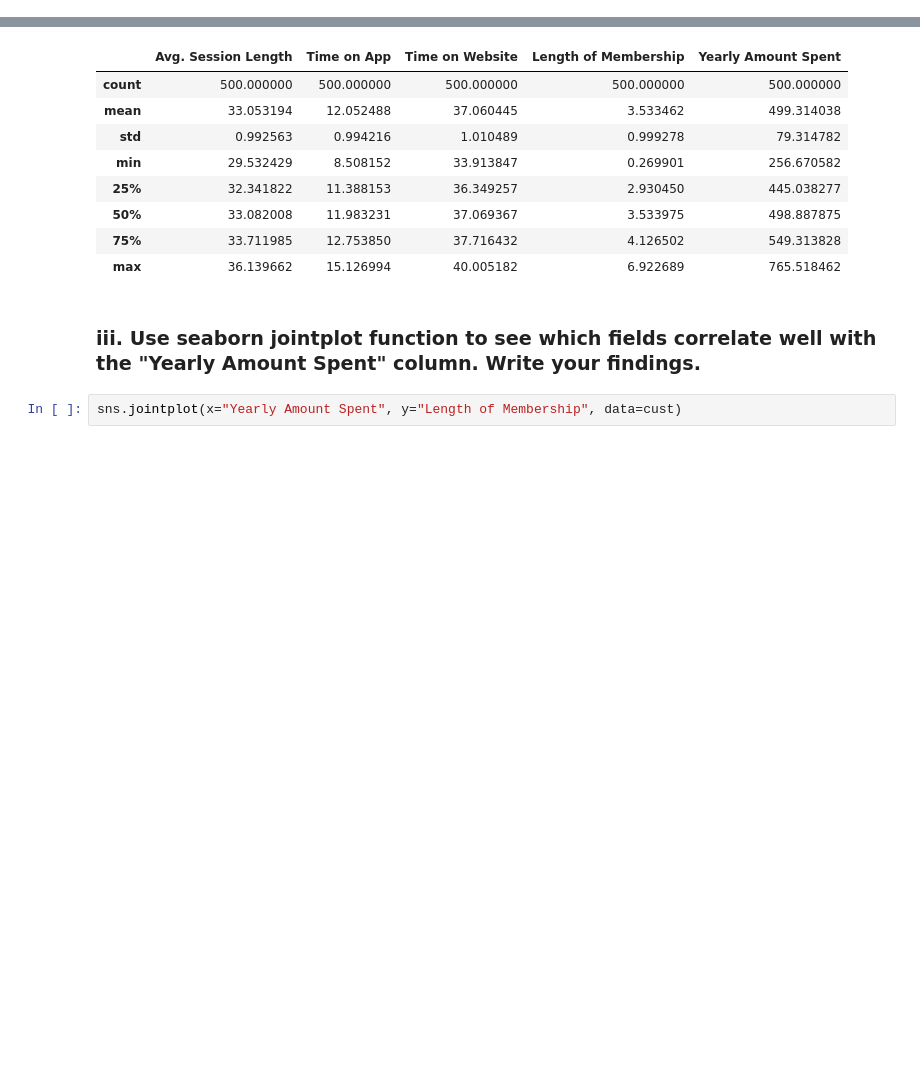
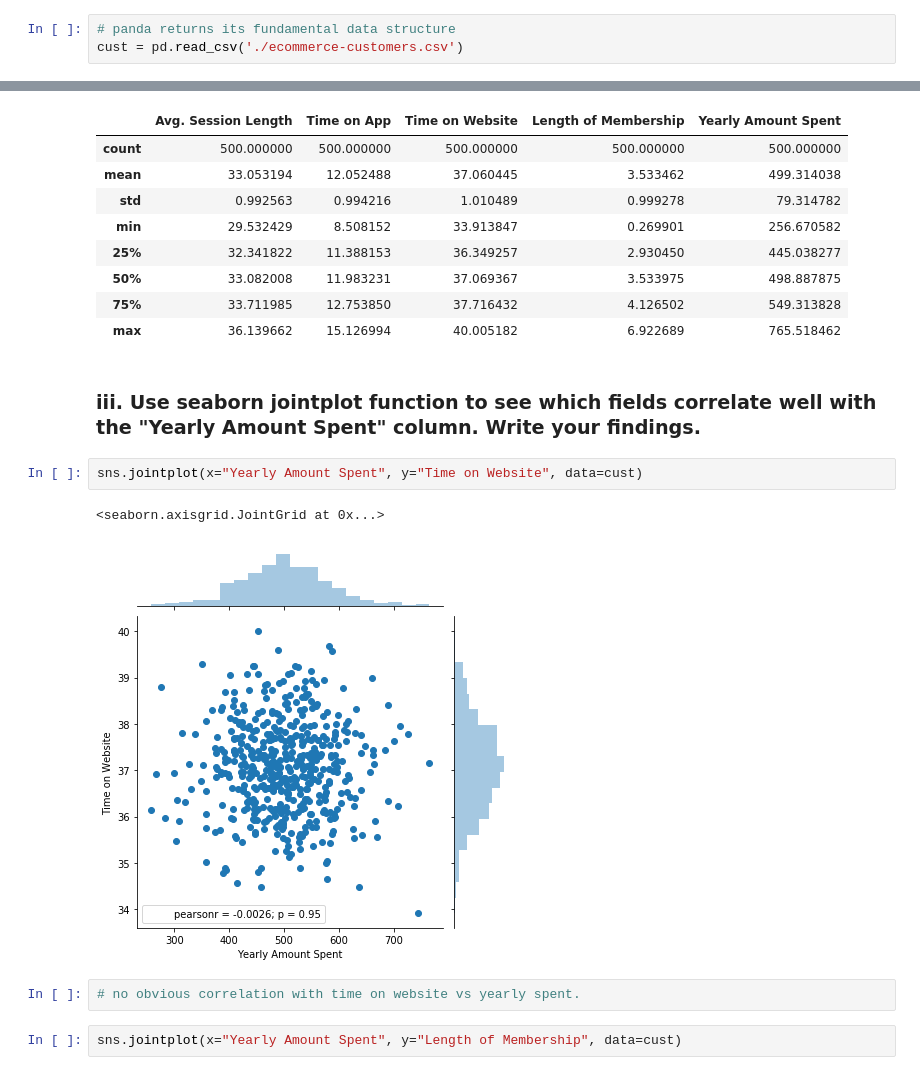
Before and after one commit to keitheck/data-science, a Jupyter notebook: class-08-regression/Regression.ipynb, the cells around one changed output, grey strips where cells are left out. Cells and saved outputs as stored; diff of their text form; blank space fills up the shorter version.

```diff
--- a/class-08-regression/Regression.ipynb
+++ b/class-08-regression/Regression.ipynb
@@ -22,3 +22,6 @@ cust = pandas.read_csv('./ecommerce-customers.csv')
+# %%
+# panda returns its fundamental data structure
+cust = pd.read_csv('./ecommerce-customers.csv')
 # %% [markdown]
 ### i. Show the first 5 rows of the dataset
 # %%
@@ -62,6 +65,13 @@ cust.describe()
 | max | 36.139662 | 15.126994 | 40.005182 | 6.922689 | 765.518462 |
 # %% [markdown]
 ### iii. Use seaborn jointplot function to see which fields correlate well with the "Yearly Amount Spent" column. Write your findings.
+# %%
+sns.jointplot(x="Yearly Amount Spent", y="Time on Website", data=cust)
+# %% [output]
+<seaborn.axisgrid.JointGrid at 0x...>
+[figure, added]
+# %%
+# no obvious correlation with time on website vs yearly spent.
 # %%
 sns.jointplot(x="Yearly Amount Spent", y="Length of Membership", data=cust)
 # %% [output]
```
Also changed, not shown: parts of 39 cells of this notebook, 1 other file.
